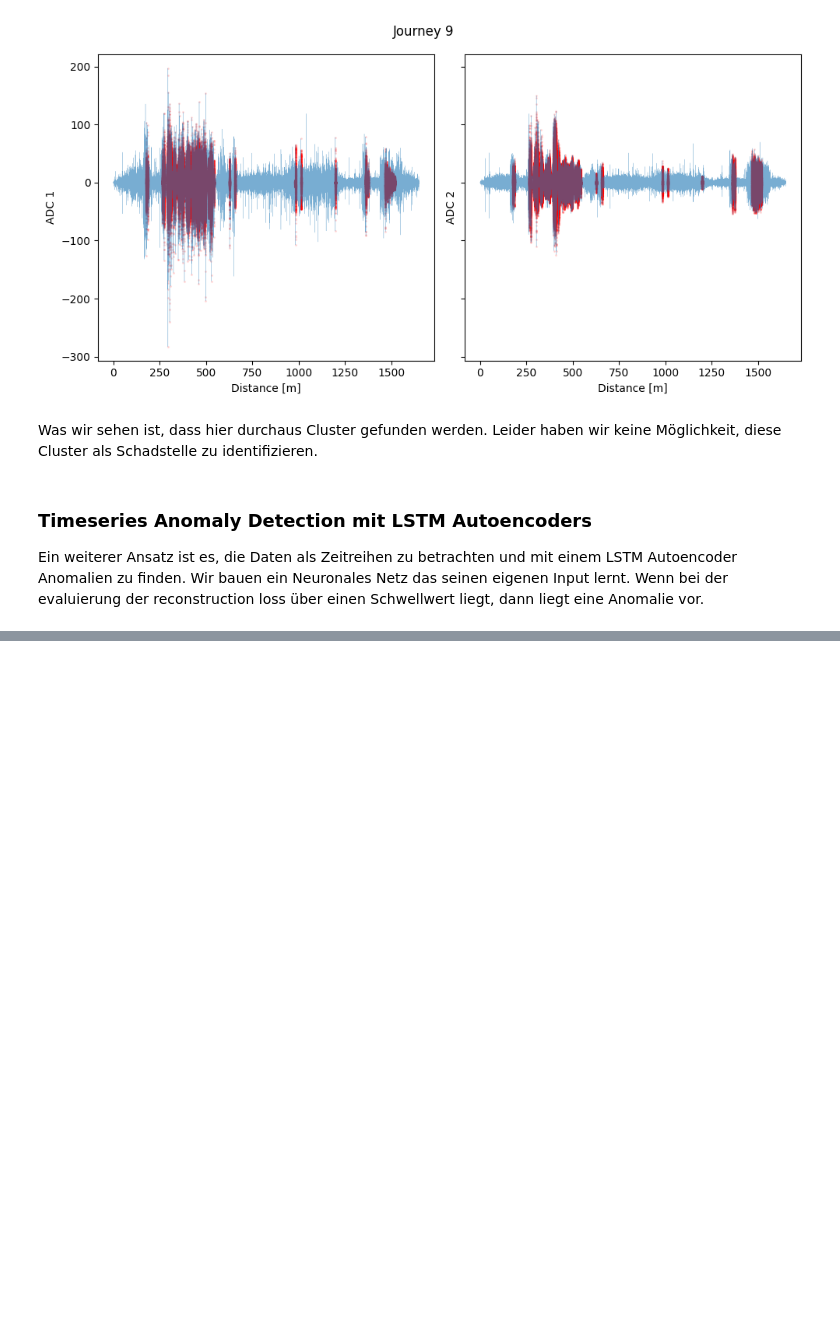
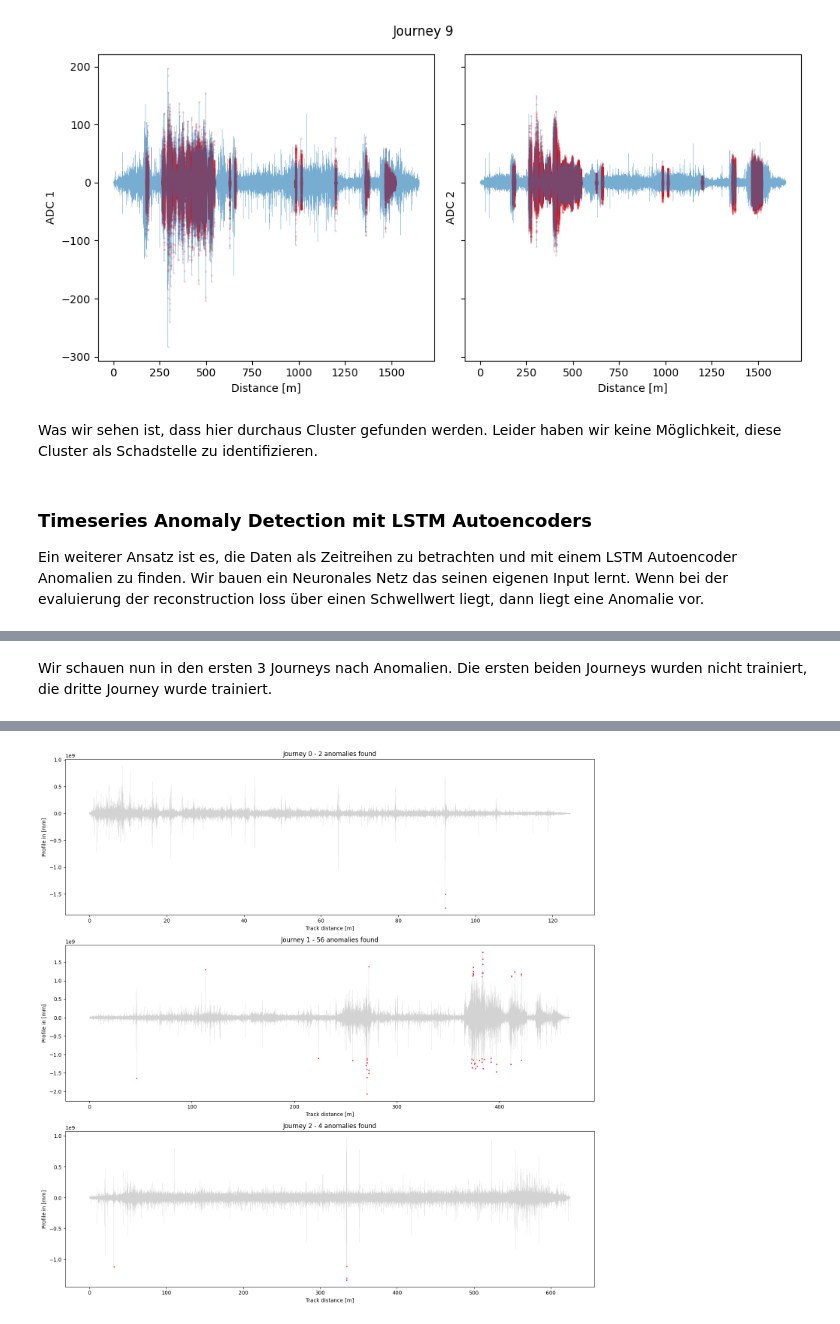
Before and after one commit to cMurschall/technicalDataAnalysis, a Jupyter notebook: report.ipynb, the cells around one changed output, grey strips where cells are left out. Cells and saved outputs as stored; diff of their text form; code cells hidden in the pictures; blank space fills up the shorter version.

```diff
--- a/report.ipynb
+++ b/report.ipynb
@@ -400,0 +472,33 @@ Trained journeys: [2 3 4 5 6]
+# %% [markdown]
+Wir schauen nun in den ersten 3 Journeys nach Anomalien. Die ersten beiden Journeys wurden nicht trainiert, die dritte Journey wurde trainiert.
+# %%
+count_test_journeys = 3
+fig, axs = plt.subplots(count_test_journeys, figsize=(15, 15))
+for j in range(count_test_journeys):
+    df_journey = data.read_data(j, 'ADC1')
+    df_journey["speed"] = np.abs(df_journey["speed"])
+
+    # scale intput data to all our recorded data
+    features_transformed = scaler.transform(df_journey[features])
+    # lets evaluate the model for this journey
+    journey_data = features_transformed.reshape(-1, 1, 2)
+    # this might take some time..
+    test_predict = model.predict(journey_data)
+
+    test_error = np.mean(np.abs(test_predict - journey_data), axis=1)
+
+    # again we only look for the errors of the profile reconstruction
+    anomalies = test_error[:, 1] >= max_train_error
+
+    to_mm = 10 ** 7
+    axs[j].set_title(f"Journey {j} - {np.sum(anomalies)} anomalies found")
+    axs[j].scatter(df_journey[anomalies]["distance"], df_journey[anomalies]["ch0"] * to_mm, color="red", s=2)
+    axs[j].plot(df_journey["distance"], df_journey["ch0"] * to_mm, color="#D3D3D3", linewidth=0.2)
+
+
+for ax in axs.flat:
+    ax.set(xlabel='Track distance [m]', ylabel='Profile in [mm]')
+
+fig.tight_layout()
+plt
+# %% [output]
@@ -400,0 +509 @@ Trained journeys: [2 3 4 5 6]
+[figure, added]
```
Also changed, not shown: parts of 11 cells of this notebook, 6 other files.
